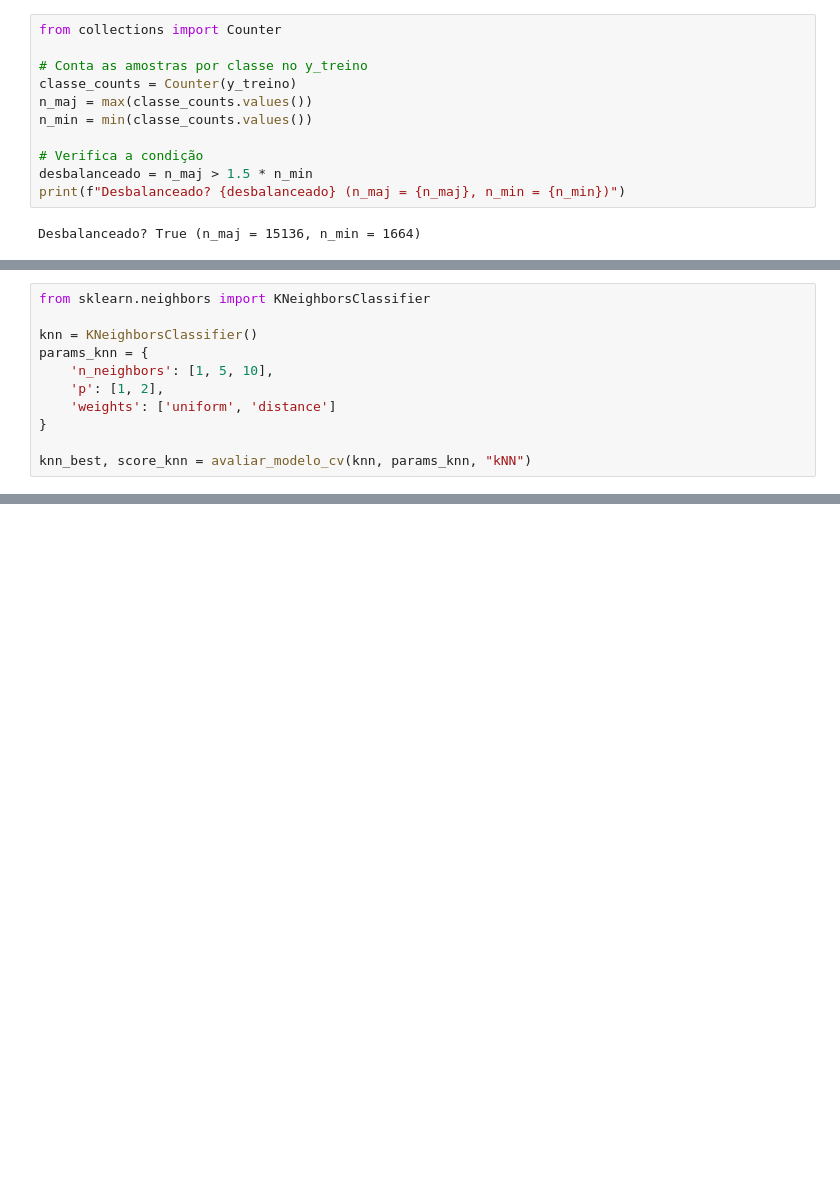
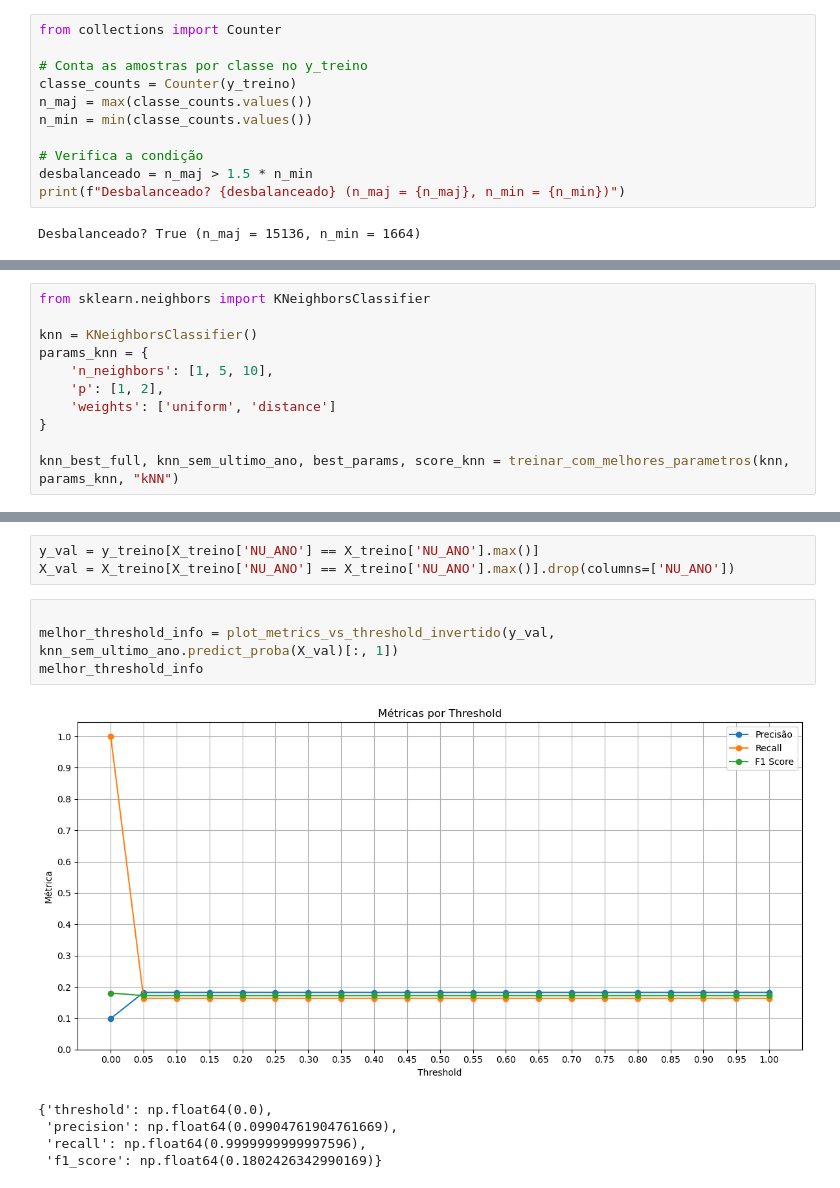
Before and after one commit to FreitasVarejo/MC853-Project, a Jupyter notebook: lab02/notebook.ipynb, the cells around one changed output, grey strips where cells are left out. Drawn from its saved outputs; the diff is of its cells as text; blank space fills up the shorter version.

```diff
--- a/lab02/notebook.ipynb
+++ b/lab02/notebook.ipynb
@@ -437,5 +373,5 @@ params_knn = {
     'weights': ['uniform', 'distance']
 }
 
-knn_best, score_knn = avaliar_modelo_cv(knn, params_knn, "kNN")
+knn_best_full, knn_sem_ultimo_ano, best_params, score_knn = treinar_com_melhores_parametros(knn, params_knn, "kNN")
 # %% [output]
@@ -536,0 +472,13 @@ weighted avg     0.8727    0.7938    0.8245      4200
+# %%
+y_val = y_treino[X_treino['NU_ANO'] == X_treino['NU_ANO'].max()]
+X_val = X_treino[X_treino['NU_ANO'] == X_treino['NU_ANO'].max()].drop(columns=['NU_ANO'])
+# %%
+
+melhor_threshold_info = plot_metrics_vs_threshold_invertido(y_val, knn_sem_ultimo_ano.predict_proba(X_val)[:, 1])
+melhor_threshold_info
+# %% [output]
+[figure, added]
+{'threshold': np.float64(0.0),
+ 'precision': np.float64(0.09904761904761669),
+ 'recall': np.float64(0.9999999999997596),
+ 'f1_score': np.float64(0.1802426342990169)}
```
Also changed, not shown: parts of 42 cells of this notebook, 1 other file.
